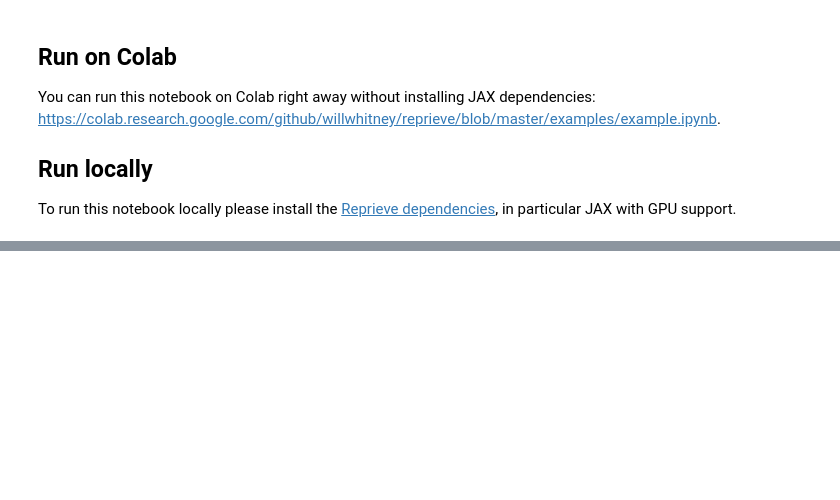
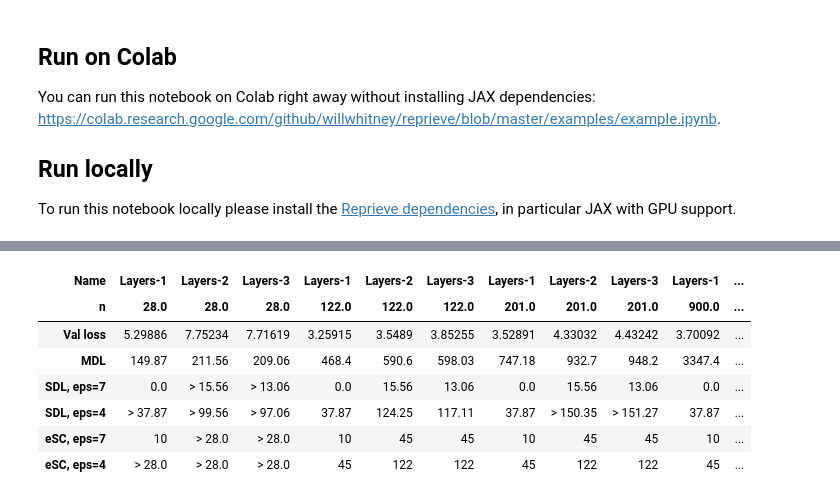
Before and after one commit to kevtimova/reprieve, a Jupyter notebook: examples/example-spectral.ipynb, the cells around one changed output, grey strips where cells are left out. Cells and saved outputs as stored; diff of their text form; code cells hidden in the pictures; blank space fills up the shorter version.

```diff
--- a/examples/example-spectral.ipynb
+++ b/examples/example-spectral.ipynb
@@ -121,6 +107,6 @@ class FaceLandmarksDataset(Dataset):
 # %%
 t, yt = make_phased_waves(opt)
-dataset_spectral = FaceLandmarksDataset(t, yt)
+dataset_spectral = SpectralDataset(t, yt)
 # %%
 dataset_spectral.__getitem__(0)
 # %% [output]
@@ -168,27 +133,28 @@ raw_results2 = raw_loss_data_estimator.compute_curve()
 # %%
-# name our experiments and concatenate them
-raw_results['name'] = 'Raw1'
-# vae_results['name'] = 'VAE'
-raw_results2['name'] = 'Raw2'
-
-outcome_df = pd.concat([
-    raw_results,
-    # vae_results,
-    raw_results2
-])
+# concatenate experiments
+outcome_df = pd.concat(results_list)
 
 # pick some settings of n (training set size) and epsilon (loss tolerance)
-ns = [60, 20000]
-epsilons = [1, 0.2]
+ns = [20, 100, 200, 1000]
+epsilons = [7, 4]
 # %%
 # plot the loss-data curves for our representations
 reprieve.render_curve(outcome_df, ns, epsilons)
 # %% [output]
 [interactive output not drawn]
 # %%
-# # compute VA, MDL, SDL, and eSC for both representations
-# metrics_df = reprieve.compute_metrics(outcome_df, ns, epsilons)
-# metrics_df
+# compute VA, MDL, SDL, and eSC for both representations
+metrics_df = reprieve.compute_metrics(outcome_df, ns, epsilons)
+metrics_df
+# %% [output]
+| Name | Layers-1 | Layers-2 | Layers-3 | Layers-1 | Layers-2 | Layers-3 | Layers-1 | Layers-2 | Layers-3 | Layers-1 | ... |
+| n | 28.0 | 28.0 | 28.0 | 122.0 | 122.0 | 122.0 | 201.0 | 201.0 | 201.0 | 900.0 | ... |
+| Val loss | 5.29886 | 7.75234 | 7.71619 | 3.25915 | 3.5489 | 3.85255 | 3.52891 | 4.33032 | 4.43242 | 3.70092 | ... |
+| MDL | 149.87 | 211.56 | 209.06 | 468.4 | 590.6 | 598.03 | 747.18 | 932.7 | 948.2 | 3347.4 | ... |
+| SDL, eps=7 | 0.0 | > 15.56 | > 13.06 | 0.0 | 15.56 | 13.06 | 0.0 | 15.56 | 13.06 | 0.0 | ... |
+| SDL, eps=4 | > 37.87 | > 99.56 | > 97.06 | 37.87 | 124.25 | 117.11 | 37.87 | > 150.35 | > 151.27 | 37.87 | ... |
+| eSC, eps=7 | 10 | > 28.0 | > 28.0 | 10 | 45 | 45 | 10 | 45 | 45 | 10 | ... |
+| eSC, eps=4 | > 28.0 | > 28.0 | > 28.0 | 45 | 122 | 122 | 45 | 122 | 122 | 45 | ... |
 # %%
 # # reprieve even generates LaTeX tables you can paste into a paper
 # latex_text = reprieve.render_latex(metrics_df, display=True)
```
Also changed, not shown: parts of 15 cells of this notebook.
